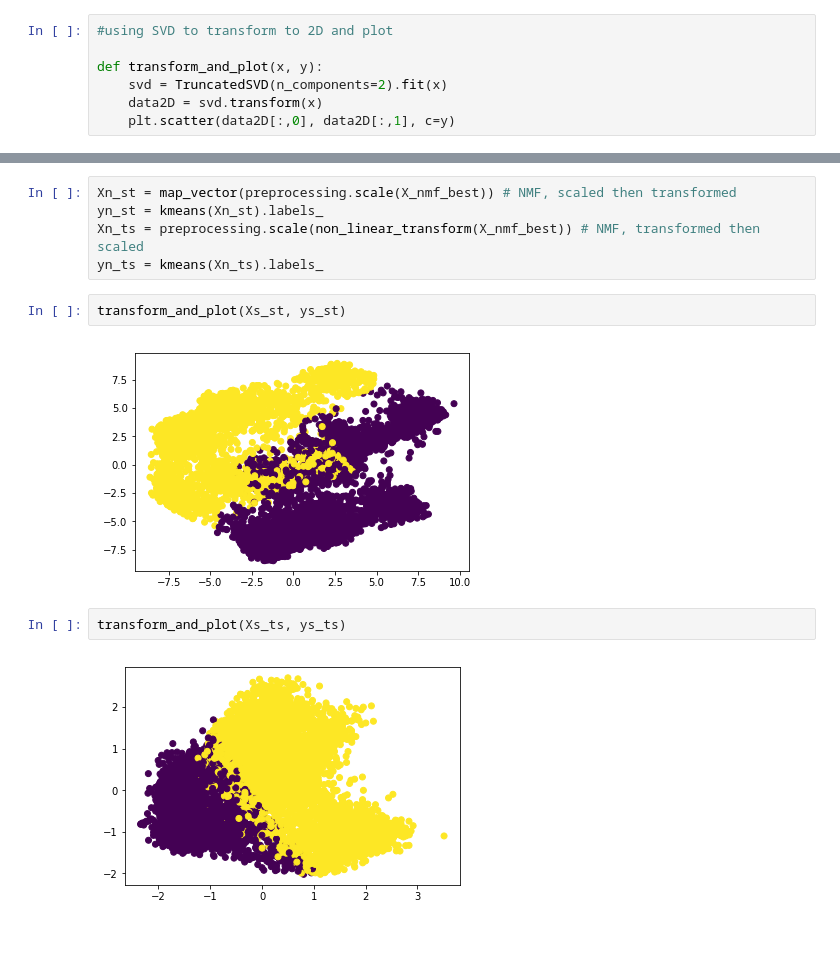
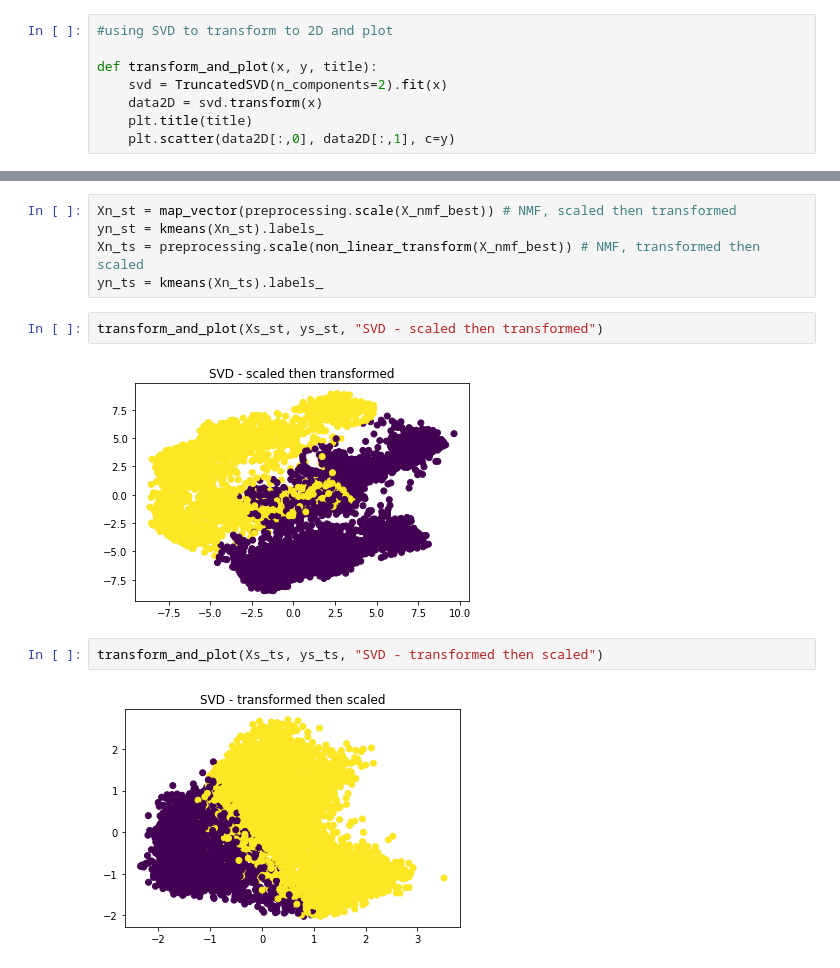
Before and after one commit to kehkashan22/ee219-project2, a Jupyter notebook: Project 2.ipynb, the cells around one changed output, grey strips where cells are left out. Drawn from its saved outputs; the diff is of its cells as text; blank space fills up the shorter version.

```diff
--- a/Project 2.ipynb
+++ b/Project 2.ipynb
@@ -251,9 +261,10 @@ best_r = 3 # for both nmf and svd!
 # %%
 #using SVD to transform to 2D and plot
 
-def transform_and_plot(x, y):
+def transform_and_plot(x, y, title):
     svd = TruncatedSVD(n_components=2).fit(x)
     data2D = svd.transform(x)
+    plt.title(title)
     plt.scatter(data2D[:,0], data2D[:,1], c=y)
 # %%
 y_svd = y_svd_kmeans[r_values.index(best_r)].labels_
@@ -314,11 +334,11 @@ yn_st = kmeans(Xn_st).labels_
 Xn_ts = preprocessing.scale(non_linear_transform(X_nmf_best)) # NMF, transformed then scaled
 yn_ts = kmeans(Xn_ts).labels_
 # %%
-transform_and_plot(Xs_st, ys_st)
+transform_and_plot(Xs_st, ys_st, "SVD - scaled then transformed")
 # %% [output]
-[figure, old version]
+[figure, new version]
 # %%
-transform_and_plot(Xs_ts, ys_ts)
+transform_and_plot(Xs_ts, ys_ts, "SVD - transformed then scaled")
 # %% [output]
-[figure, old version]
+[figure, new version]
 # %%
```
Also changed, not shown: parts of 13 cells of this notebook.
